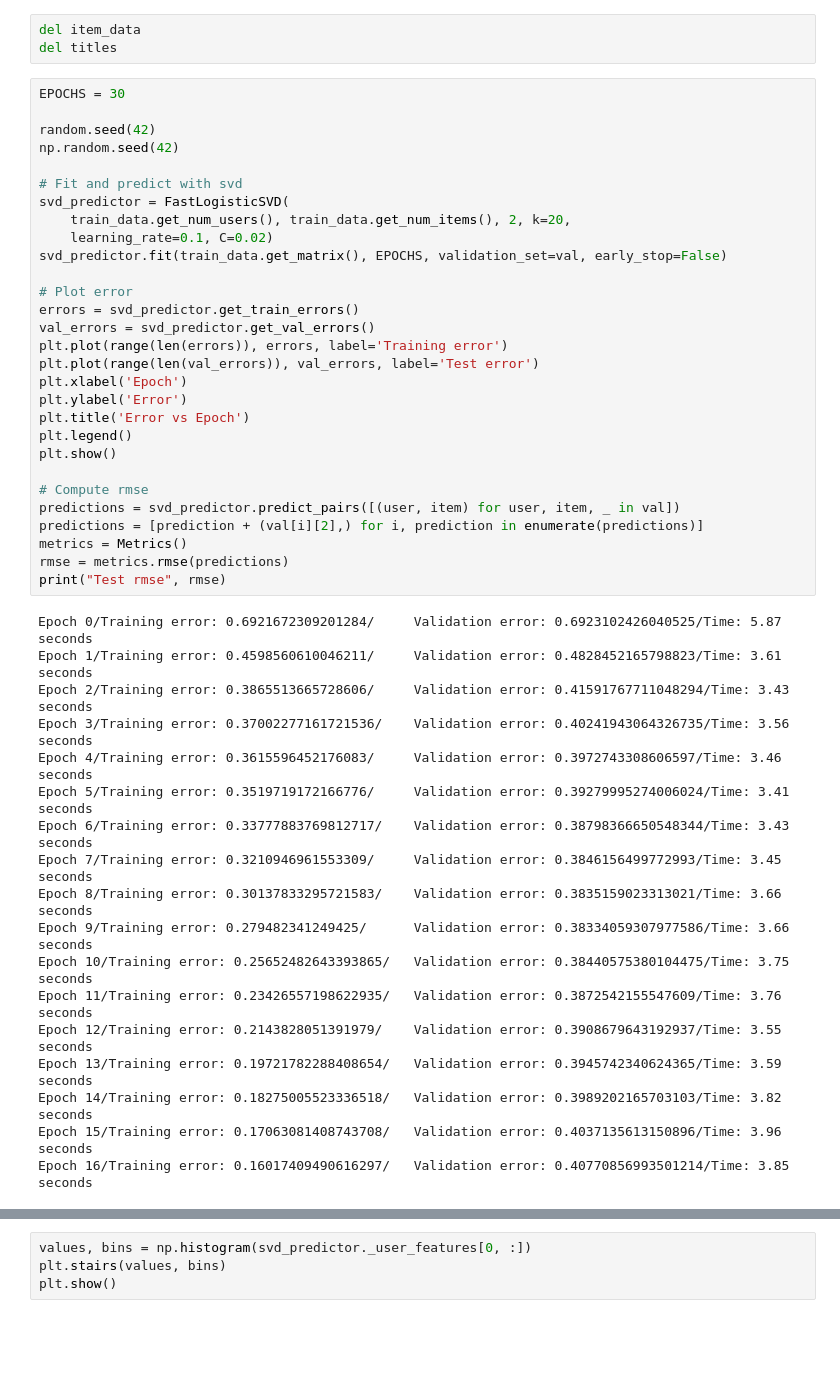
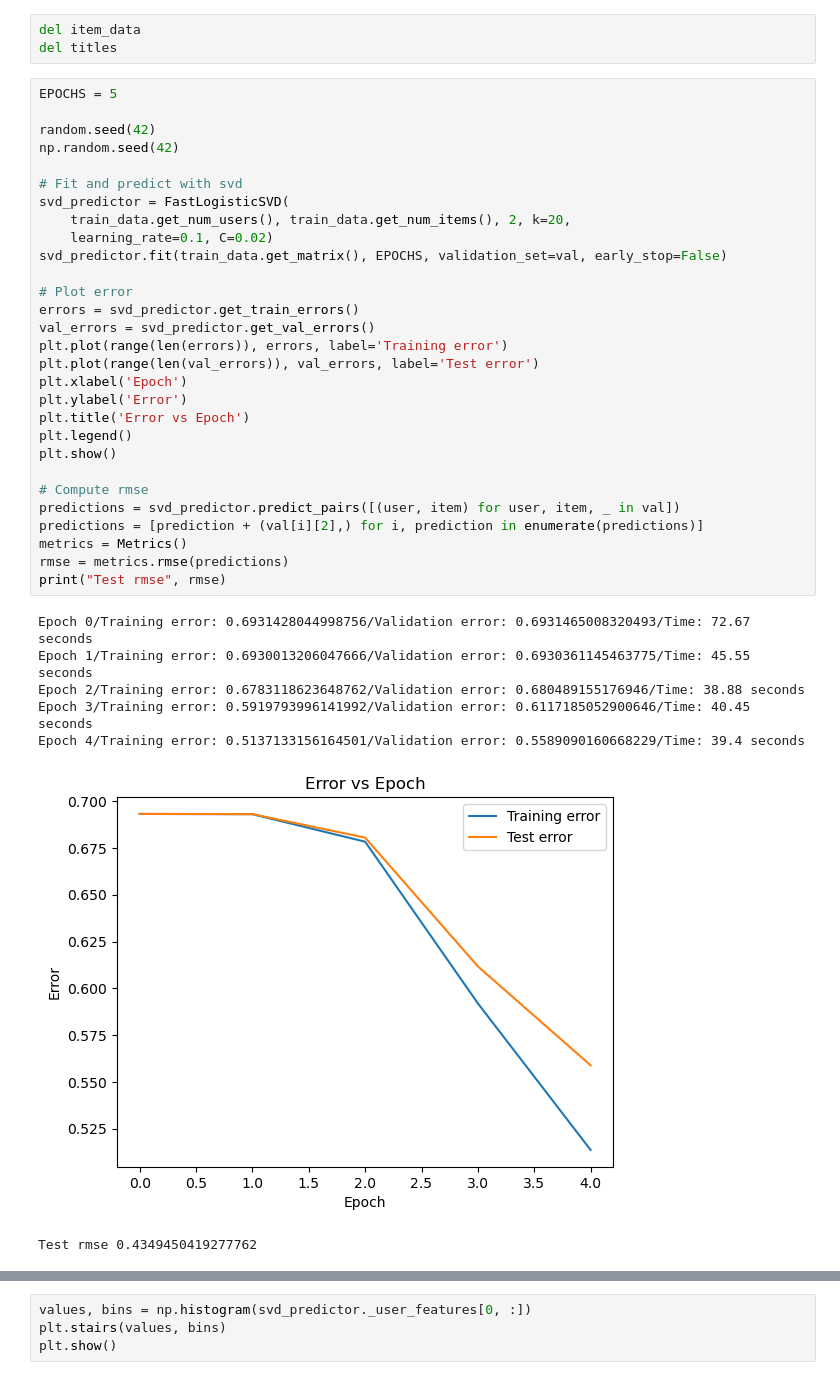
Before and after one commit to MitchellJC/game-rec, a Jupyter notebook: svdtuning.ipynb, the cells around one changed output, grey strips where cells are left out. Cells and saved outputs as stored; diff of their text form; blank space fills up the shorter version.

```diff
--- a/svdtuning.ipynb
+++ b/svdtuning.ipynb
@@ -83,52 +79,42 @@ rec_data._num_users
 del item_data
 del titles
 # %%
-EPOCHS = 30
+EPOCHS = 5
 
 random.seed(42)
 np.random.seed(42)
 
 # Fit and predict with svd
 svd_predictor = FastLogisticSVD(
     train_data.get_num_users(), train_data.get_num_items(), 2, k=20,
     learning_rate=0.1, C=0.02)
 svd_predictor.fit(train_data.get_matrix(), EPOCHS, validation_set=val, early_stop=False)
 
 # Plot error
 errors = svd_predictor.get_train_errors()
 val_errors = svd_predictor.get_val_errors()
 plt.plot(range(len(errors)), errors, label='Training error')
 plt.plot(range(len(val_errors)), val_errors, label='Test error')
 plt.xlabel('Epoch')
 plt.ylabel('Error')
 plt.title('Error vs Epoch')
 plt.legend()
 plt.show()
 
 # Compute rmse
 predictions = svd_predictor.predict_pairs([(user, item) for user, item, _ in val])
 predictions = [prediction + (val[i][2],) for i, prediction in enumerate(predictions)]
 metrics = Metrics()
 rmse = metrics.rmse(predictions)
 print("Test rmse", rmse)
 # %% [output]
-Epoch 0/Training error: 0.6921672309201284/     Validation error: 0.6923102426040525/Time: 5.87 seconds
-Epoch 1/Training error: 0.4598560610046211/     Validation error: 0.4828452165798823/Time: 3.61 seconds
-Epoch 2/Training error: 0.3865513665728606/     Validation error: 0.41591767711048294/Time: 3.43 seconds
-Epoch 3/Training error: 0.37002277161721536/    Validation error: 0.40241943064326735/Time: 3.56 seconds
-Epoch 4/Training error: 0.3615596452176083/     Validation error: 0.3972743308606597/Time: 3.46 seconds
-Epoch 5/Training error: 0.3519719172166776/     Validation error: 0.39279995274006024/Time: 3.41 seconds
-Epoch 6/Training error: 0.33777883769812717/    Validation error: 0.38798366650548344/Time: 3.43 seconds
-Epoch 7/Training error: 0.3210946961553309/     Validation error: 0.3846156499772993/Time: 3.45 seconds
-Epoch 8/Training error: 0.30137833295721583/    Validation error: 0.3835159023313021/Time: 3.66 seconds
-Epoch 9/Training error: 0.279482341249425/      Validation error: 0.38334059307977586/Time: 3.66 seconds
-Epoch 10/Training error: 0.25652482643393865/   Validation error: 0.38440575380104475/Time: 3.75 seconds
-Epoch 11/Training error: 0.23426557198622935/   Validation error: 0.3872542155547609/Time: 3.76 seconds
-Epoch 12/Training error: 0.2143828051391979/    Validation error: 0.3908679643192937/Time: 3.55 seconds
-Epoch 13/Training error: 0.19721782288408654/   Validation error: 0.3945742340624365/Time: 3.59 seconds
-Epoch 14/Training error: 0.18275005523336518/   Validation error: 0.3989202165703103/Time: 3.82 seconds
-Epoch 15/Training error: 0.17063081408743708/   Validation error: 0.4037135613150896/Time: 3.96 seconds
-Epoch 16/Training error: 0.16017409490616297/   Validation error: 0.40770856993501214/Time: 3.85 seconds
+Epoch 0/Training error: 0.6931428044998756/Validation error: 0.6931465008320493/Time: 72.67 seconds
+Epoch 1/Training error: 0.6930013206047666/Validation error: 0.6930361145463775/Time: 45.55 seconds
+Epoch 2/Training error: 0.6783118623648762/Validation error: 0.680489155176946/Time: 38.88 seconds
+Epoch 3/Training error: 0.5919793996141992/Validation error: 0.6117185052900646/Time: 40.45 seconds
+Epoch 4/Training error: 0.5137133156164501/Validation error: 0.5589090160668229/Time: 39.4 seconds
+[figure, added]
+Test rmse 0.4349450419277762
 # %%
 # Ensure file exists
 model_dir = model_dir = "saved_models/{}-{}-{}-{}-{}-{}_{}".format(
```
Also changed, not shown: parts of 7 cells of this notebook, 1 other file.
